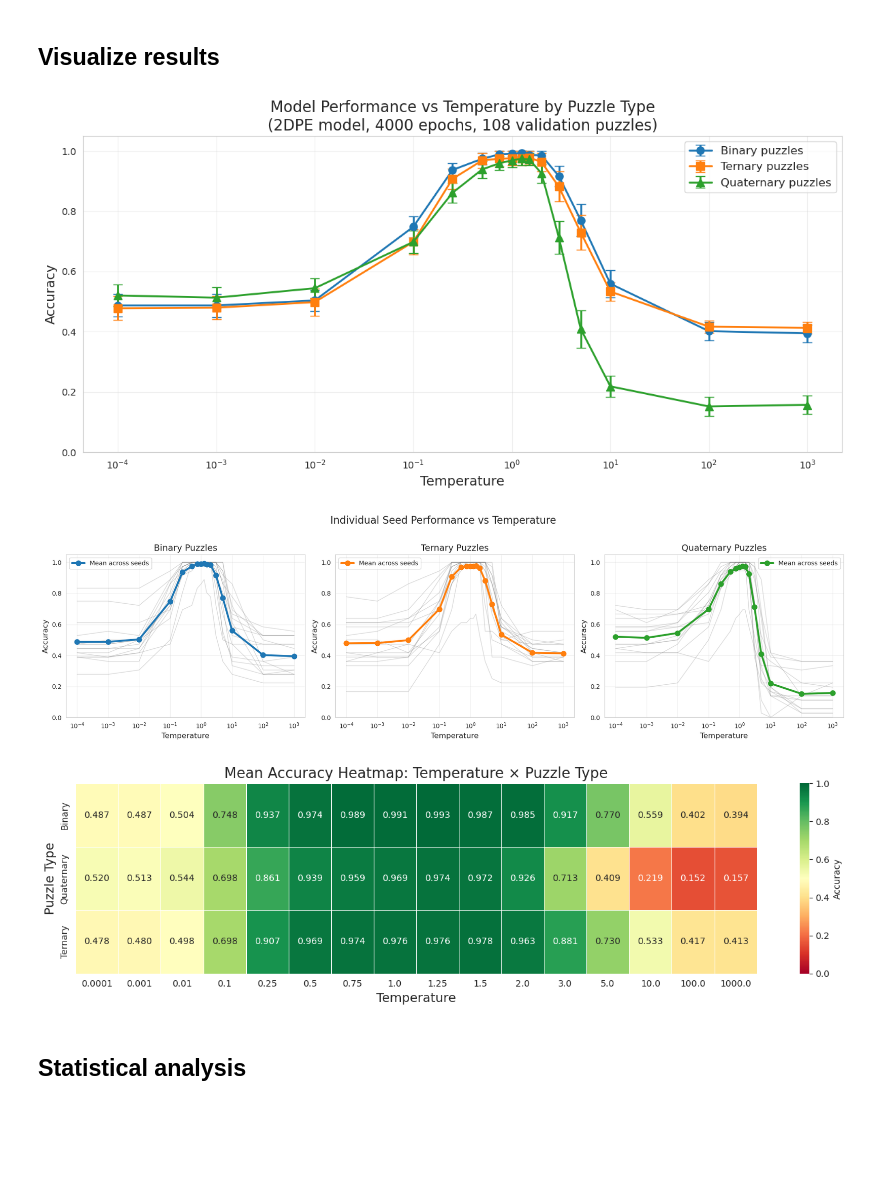
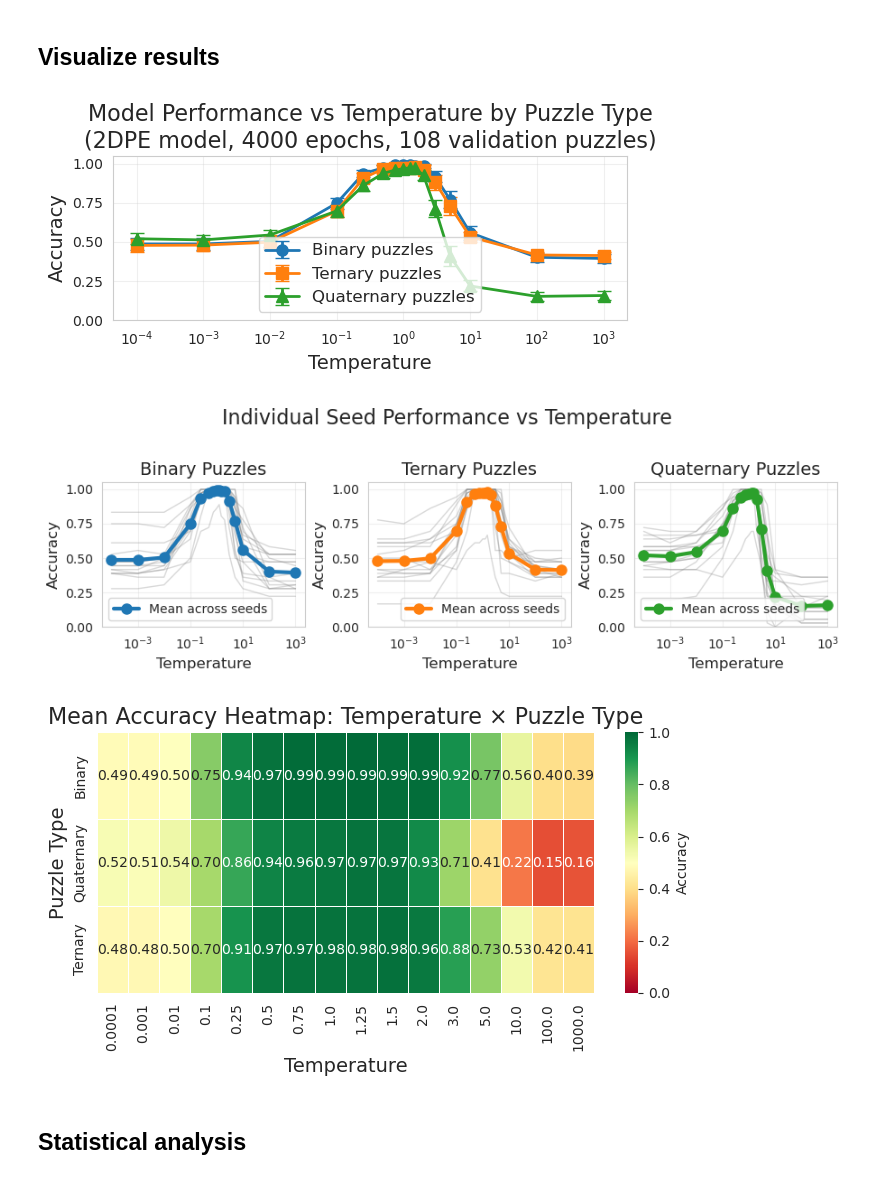
Before and after one commit to ljhearne/LSTNN_public, a Jupyter notebook: scripts/Analysis 4b: Temperature.ipynb, the cells around one changed output. Saved outputs shown, nothing was run; the diff lists cells and outputs as text; code cells hidden in the pictures; blank space fills up the shorter version.

Commit message:
added temperature

```diff
--- a/scripts/Analysis 4b: Temperature.ipynb
+++ b/scripts/Analysis 4b: Temperature.ipynb
@@ -21,9 +20,8 @@ plt.rcParams['figure.figsize'] = (12, 6)
 ## Load validation dataset and model configuration
 # %%
 # Data and model configuration
-data_dir = "../data/"
-results_dir = "../results/"
-validation_data_path = f"{data_dir}nn/puzzle_data_original.csv"
+data_dir = "../processed_data/"
+validation_data_path = f"{data_dir}puzzle_data_original.csv"
 
 # Model hyperparameters (matching the trained model)
 model_label = 'BERT'
@@ -138,8 +136,6 @@ def evaluate_model_with_temperature(model, dataloader, temperature=1.0, device='
 # %% [markdown]
 ## Evaluate models across all seeds and temperatures
 # %%
-data_dir_ldrive = "/home/lukeh/LabData/Lab_LucaC/Luke/projects/LSTNN/data/"
-
 # Build model path string
 modelname = f"model-{model_label}_" \
             f"pe-{pe}_" \
@@ -153,7 +149,7 @@ modelname = f"model-{model_label}_" \
             f"co-{training_acc_cutoff}_" \
             f"col-{cutoff_length}/"
 
-print(f"Model path: {results_dir}{modelname}")
+print(f"Model path: {data_dir}{modelname}")
 
 # Store results
 results = []
@@ -174,7 +170,7 @@ for seed_idx, seed in enumerate(seeds):
     model = model.to(device=torch.device(device))
 
     #model_file = f"{results_dir}{modelname}s-{seed}_e-{epoch}.pt"
-    model_file = f"{data_dir_ldrive}ito_models/{modelname}s-{seed}_e-{epoch}.pt"
+    model_file = f"{data_dir}ito_models/{modelname}s-{seed}_e-{epoch}.pt"
     model.load_state_dict(torch.load(model_file, map_location=torch.device(device)))
 
     # Evaluate at each temperature
@@ -271,37 +248,36 @@ summary_stats.head()
 ## Visualize results
 # %%
 # Plot 1: Accuracy vs Temperature by Puzzle Type
-fig, ax = plt.subplots(figsize=(12, 6))
+fig, ax = plt.subplots(figsize=(6, 3))
 
 # Define colors for each puzzle type
 colors = {'Binary': '#1f77b4', 'Ternary': '#ff7f0e', 'Quaternary': '#2ca02c'}
 markers = {'Binary': 'o', 'Ternary': 's', 'Quaternary': '^'}
 
 for puzzle_type in ['Binary', 'Ternary', 'Quaternary']:
     data = summary_stats[summary_stats['puzzle_type'] == puzzle_type]
     ax.errorbar(data['temperature'], data['mean_accuracy'],
                 yerr=data['sem_accuracy'],
                 marker=markers[puzzle_type],
                 color=colors[puzzle_type],
                 label=f'{puzzle_type} puzzles',
                 linewidth=2, markersize=8, capsize=5)
 
 ax.set_xlabel('Temperature', fontsize=14)
 ax.set_ylabel('Accuracy', fontsize=14)
 ax.set_title('Model Performance vs Temperature by Puzzle Type\n(2DPE model, 4000 epochs, 108 validation puzzles)', fontsize=16)
 ax.legend(fontsize=12)
 ax.grid(True, alpha=0.3)
 ax.set_xscale('log')
 ax.set_ylim([0, 1.05])
 
 plt.tight_layout()
-# plt.savefig(f'{results_dir}temperature_analysis_by_type.png', dpi=300, bbox_inches='tight')
 plt.show()
 # %% [output]
-[figure, old version]
+[figure, new version]
 # %%
 # Plot 2: Individual seed trajectories
-fig, axes = plt.subplots(1, 3, figsize=(18, 5))
+fig, axes = plt.subplots(1, 3, figsize=(9, 3))
 
 for idx, puzzle_type in enumerate(['Binary', 'Ternary', 'Quaternary']):
     ax = axes[idx]
@@ -329,16 +305,15 @@ for idx, puzzle_type in enumerate(['Binary', 'Ternary', 'Quaternary']):
 
 plt.suptitle('Individual Seed Performance vs Temperature', fontsize=16, y=1.02)
 plt.tight_layout()
-# plt.savefig(f'{results_dir}temperature_analysis_individual_seeds.png', dpi=300, bbox_inches='tight')
 plt.show()
 # %% [output]
-[figure, old version]
+[figure, new version]
 # %%
 # Plot 3: Heatmap of accuracy by temperature and puzzle type
 pivot_data = summary_stats.pivot(index='puzzle_type', columns='temperature', values='mean_accuracy')
 
-fig, ax = plt.subplots(figsize=(14, 4))
-sns.heatmap(pivot_data, annot=True, fmt='.3f', cmap='RdYlGn',
+fig, ax = plt.subplots(figsize=(7, 4))
+sns.heatmap(pivot_data, annot=True, fmt='.2f', cmap='RdYlGn',
             vmin=0, vmax=1, cbar_kws={'label': 'Accuracy'},
             linewidths=0.5, ax=ax)
 ax.set_xlabel('Temperature', fontsize=14)
@@ -349,7 +324,7 @@ plt.tight_layout()
 # plt.savefig(f'{results_dir}temperature_analysis_heatmap.png', dpi=300, bbox_inches='tight')
 plt.show()
 # %% [output]
-[figure, old version]
+[figure, new version]
 # %% [markdown]
 ## Statistical analysis
 # %%
```
Also changed, not shown: parts of 12 cells of this notebook, 1 other file.
